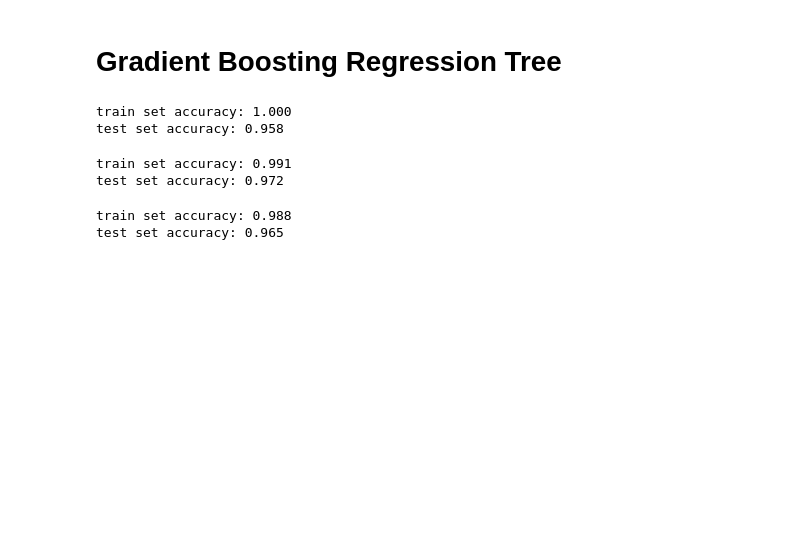
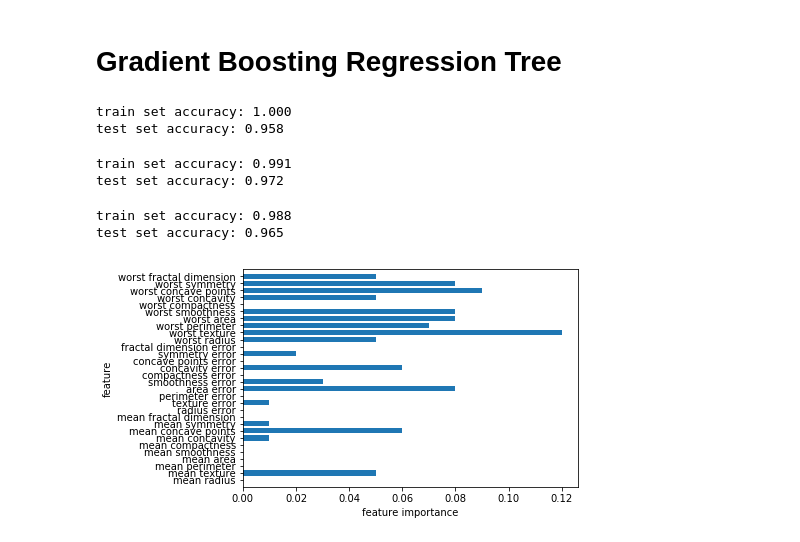
Before and after one commit to JMmmmuu/ML, a Jupyter notebook: IntroToMLwithPython/2_SupervisedLearning.ipynb, the cells around one changed output. Drawn from its saved outputs; the diff is of its cells as text; code cells hidden in the pictures; blank space fills up the shorter version.

```diff
--- a/IntroToMLwithPython/2_SupervisedLearning.ipynb
+++ b/IntroToMLwithPython/2_SupervisedLearning.ipynb
@@ -663,4 +660,8 @@ train set accuracy: 0.988
 test set accuracy: 0.965
 # %%
 gbrt = GradientBoostingClassifier(random_state=0, max_depth=1)
-gbrt.f
+gbrt.fit(x_train, y_train)
+
+plot_feature_importances_cancer(gbrt)
+# %% [output]
+[figure, added]
```
Also changed, not shown: parts of 2 cells of this notebook.
